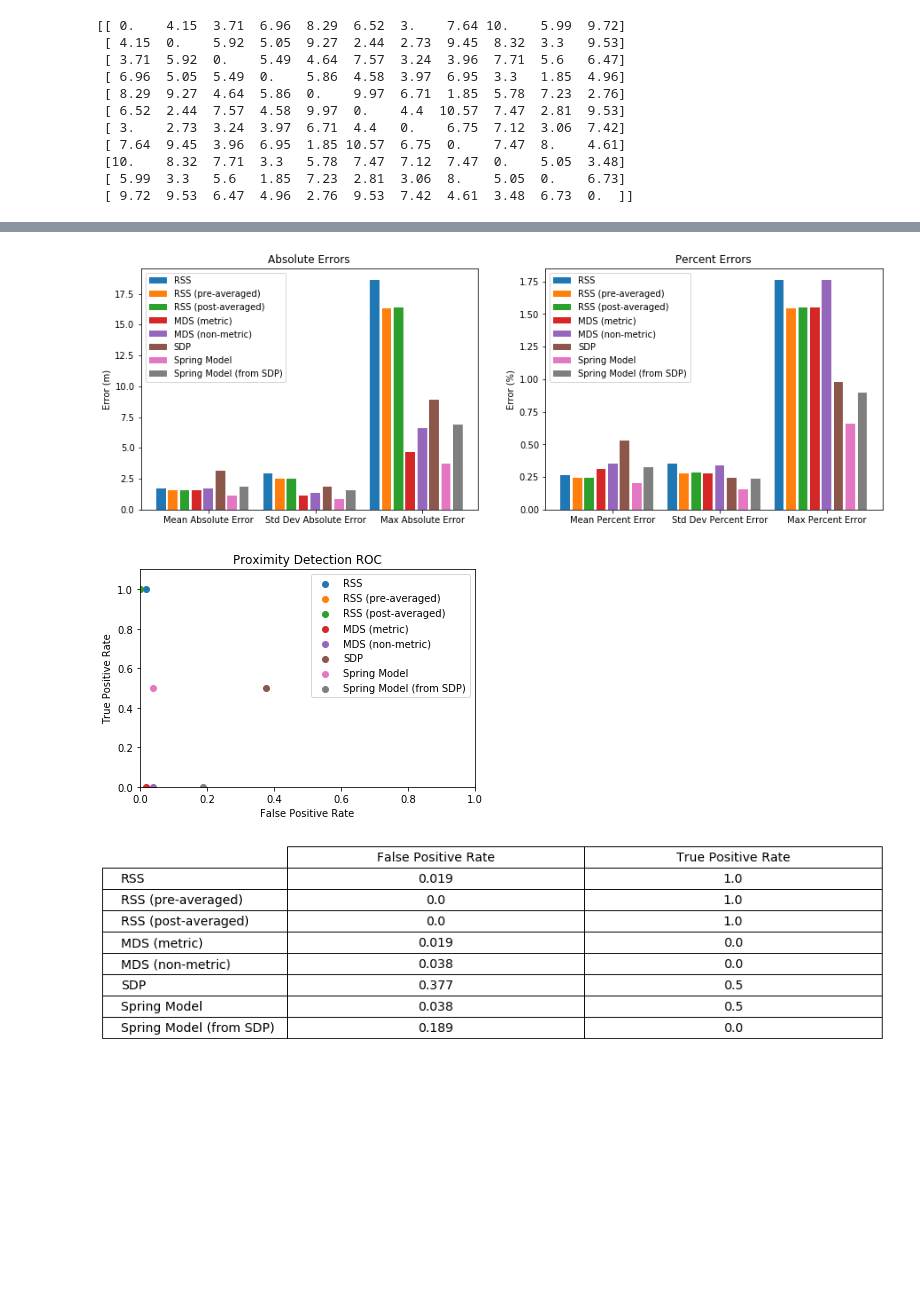
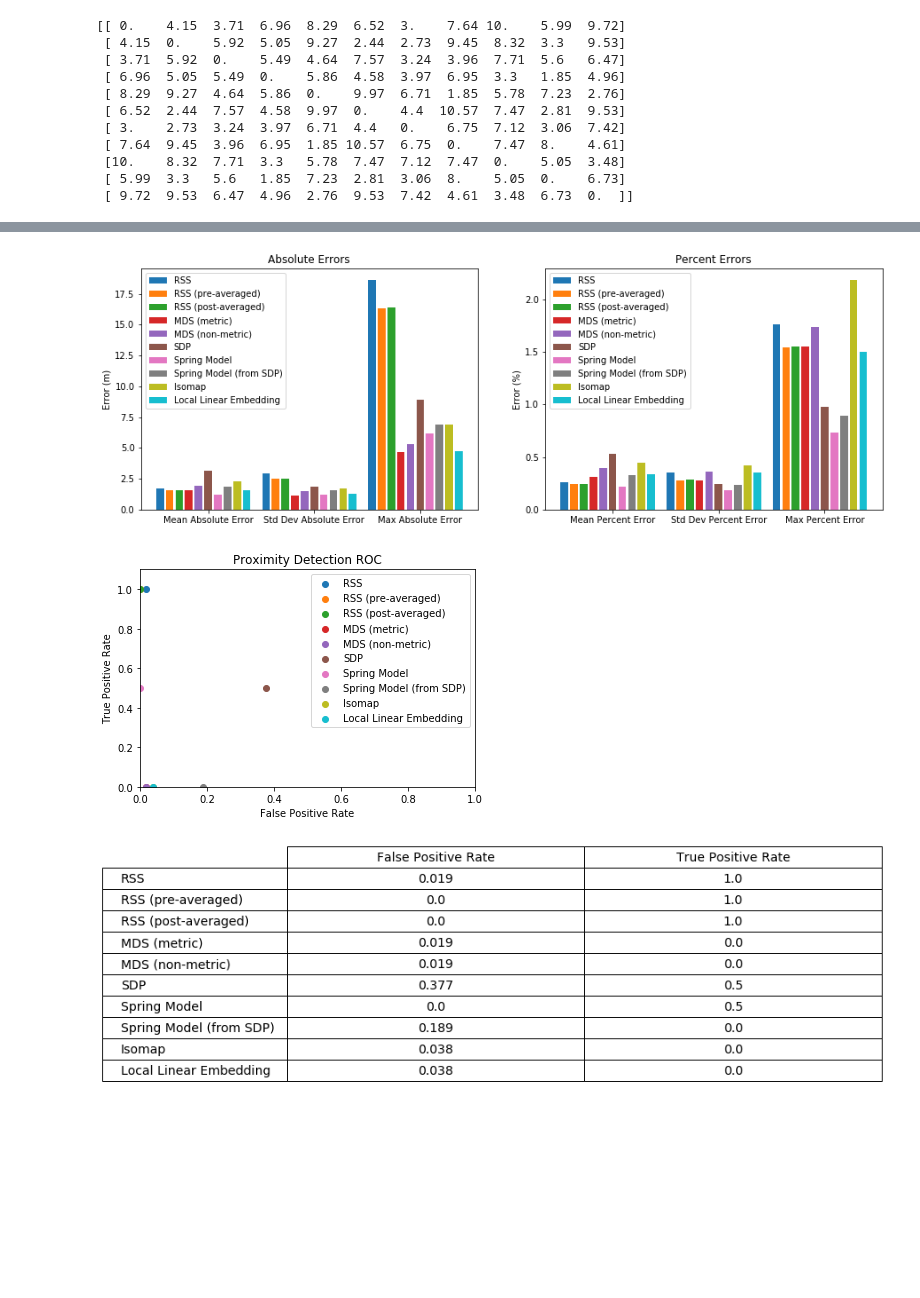
Before and after one commit to ANRGUSC/WirelessRangeEstimation, a Jupyter notebook: visualization_notebook.ipynb, the cells around one changed output, grey strips where cells are left out. Cells and saved outputs as stored; diff of their text form; code cells hidden in the pictures; blank space fills up the shorter version.

Commit message:
added lle and isomap

```diff
--- a/visualization_notebook.ipynb
+++ b/visualization_notebook.ipynb
@@ -11,7 +11,7 @@ from scipy.special import ndtr
 n = 11
 # fitted from dataset
 params = (1.0, -46.123430636476016, 2.902844191159571, 3.9405315173088855, -100)
-spring_params = (100, 0.2, 0.1, False, 10)
+spring_params = (100, 0.2, 0.1, False, 3)
 
 true_locs = np.array([[1.0,7.0],[14.0,3.0],[3.0,19.0],[21.0,18.0],[9.0,33.0],[22.0,3.0],[10.0,11.0],[3.0,32.0],[27.0,27.0],[20.0,12.0],[18.0,34.0]])
 true_locs = 0.3048*true_locs # convert to meters
@@ -50,14 +50,17 @@ metrics1 = ["MAE", "STDAE", "maxAE"]
 metrics2 = ["MPE", "STDPE", "maxPE"]
 x = np.arange(3)  # the label locations
 width = 0.35  # the width of the bars
-models = ["rss_only","rss_pre_averaged","rss_post_averaged","mds_metric","mds_non_metric","sdp","spring_model","sdp_init_spring"]
+models = ["rss_only","rss_pre_averaged","rss_post_averaged","mds_metric","mds_non_metric","sdp",
+          "spring_model","sdp_init_spring","isomap","lle"]
 model_names = {"rss_only":"RSS",
                "rss_pre_averaged":"RSS (pre-averaged)",
                "rss_post_averaged":"RSS (post-averaged)",
                "mds_metric":"MDS (metric)",
                "mds_non_metric":"MDS (non-metric)", "sdp":"SDP",
                "spring_model":"Spring Model",
-               "sdp_init_spring":"Spring Model (from SDP)"}
+               "sdp_init_spring":"Spring Model (from SDP)",
+               "isomap":"Isomap",
+               "lle":"Local Linear Embedding"}
 # models = ["rss_only","rss_pre_averaged","rss_post_averaged"]
 x = x*(len(models)+1)
 
@@ -203,3 +189,3 @@ initialize spring model
-[figure, old version]
+[figure, new version]
-[figure, old version]
+[figure, new version]
-[figure, old version]
+[figure, new version]
```
Also changed, not shown: parts of 1 cell of this notebook, 3 other files.
